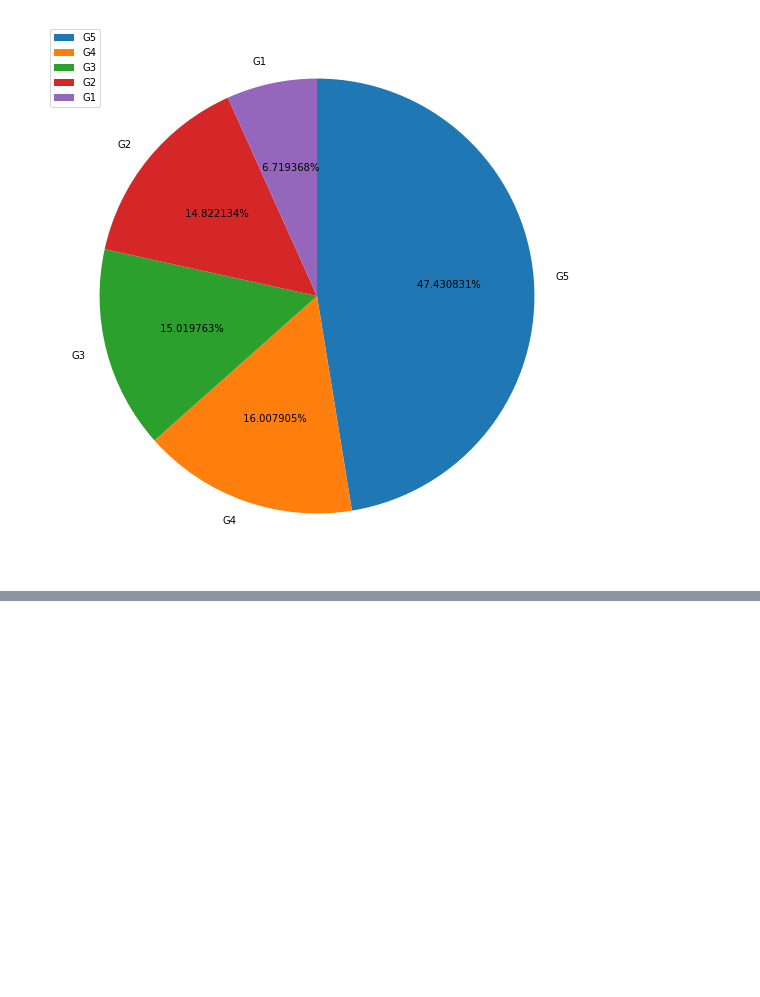
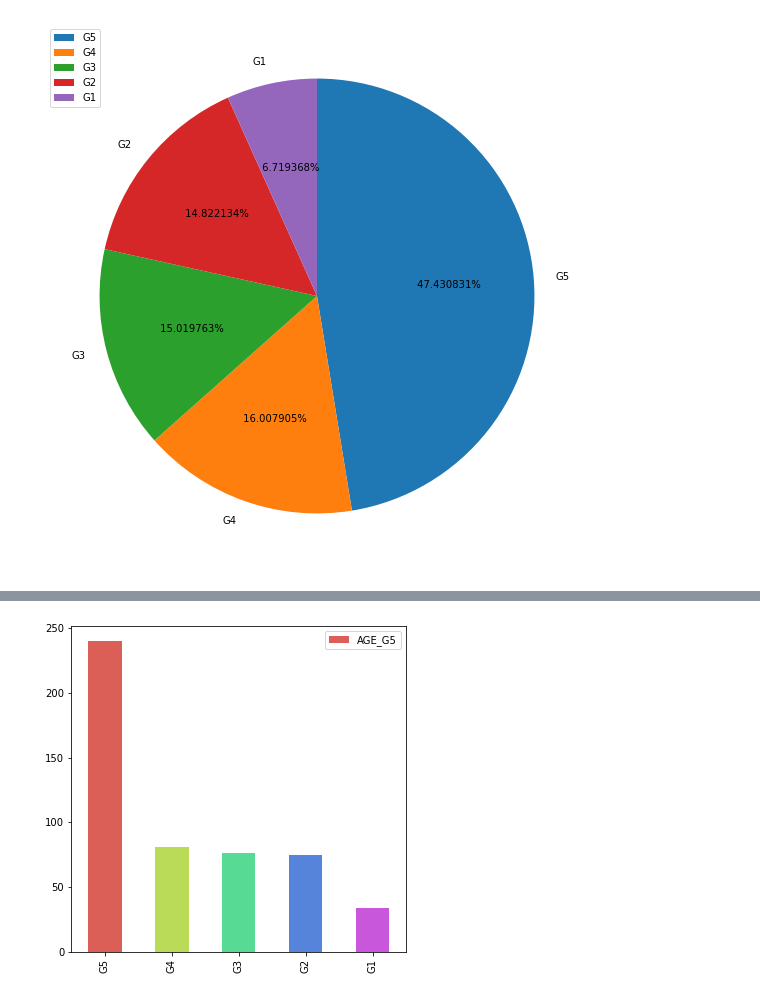
Before and after one commit to Jihwan98/aivle_school, a Jupyter notebook: pre_study/4.2 일변량 시각화.ipynb, the cells around one changed output, grey strips where cells are left out. Cells and saved outputs as stored; diff of their text form; code cells hidden in the pictures; blank space fills up the shorter version.

```diff
--- a/pre_study/4.2 일변량 시각화.ipynb
+++ b/pre_study/4.2 일변량 시각화.ipynb
@@ -119,0 +137,5 @@ plt.show()
+# %%
+pie_df_G5.plot.bar(y='AGE_G5', figsize=(6, 6), color=sns.color_palette('hls', len(pie_df_G5)))
+plt.show()
+# %% [output]
+[figure, added]
```
Also changed, not shown: parts of 20 cells of this notebook.
